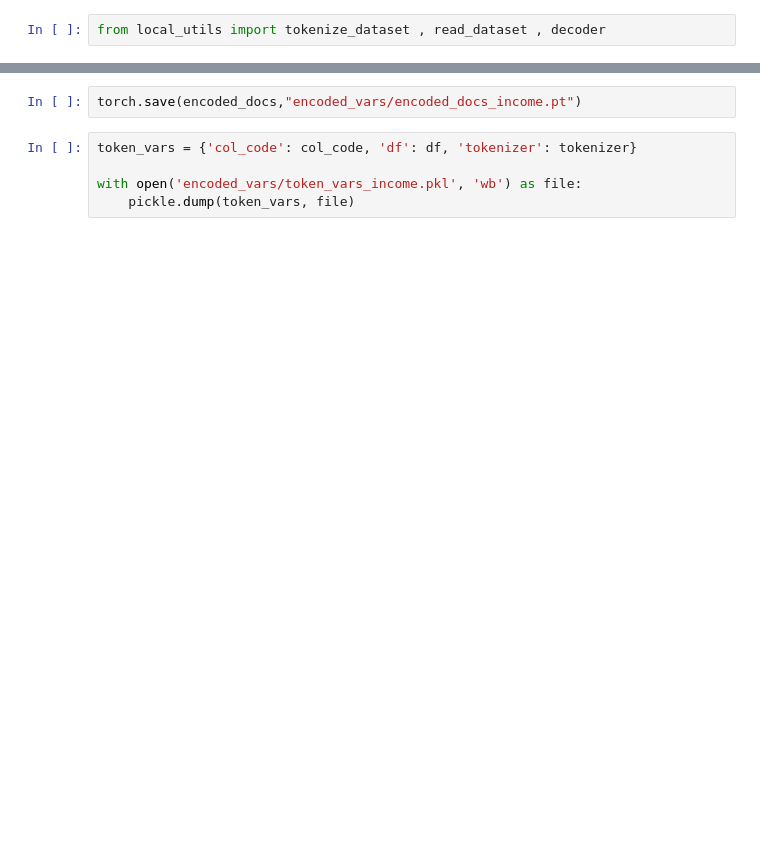
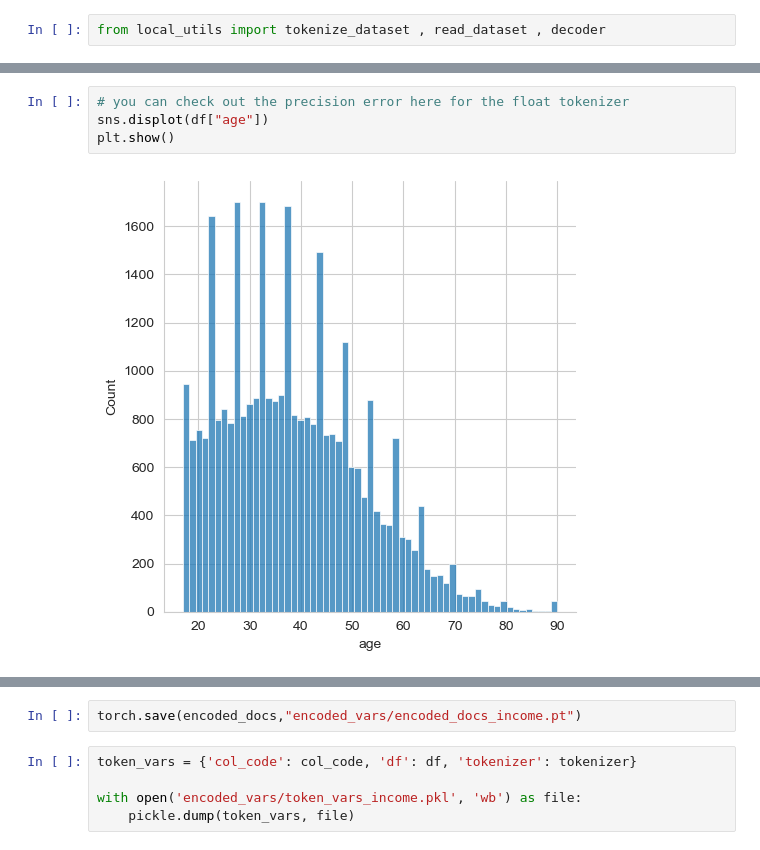
Before and after one commit to nscharrenberg/TabuGAN, a Jupyter notebook: atention_models/tabular_gpt/encoding.ipynb, the cells around one changed output, grey strips where cells are left out. Drawn from its saved outputs; the diff is of its cells as text; blank space fills up the shorter version.

```diff
--- a/atention_models/tabular_gpt/encoding.ipynb
+++ b/atention_models/tabular_gpt/encoding.ipynb
@@ -66,0 +118,6 @@ Decoded : ['<start>', '89.69979', '?', '77053', 'HS-grad', '8.93521', 'Widowed',
+# %%
+# you can check out the precision error here for the float tokenizer
+sns.displot(df["age"])
+plt.show()
+# %% [output]
+[figure, added]
```
Also changed, not shown: parts of 21 cells of this notebook, 7 other files.
